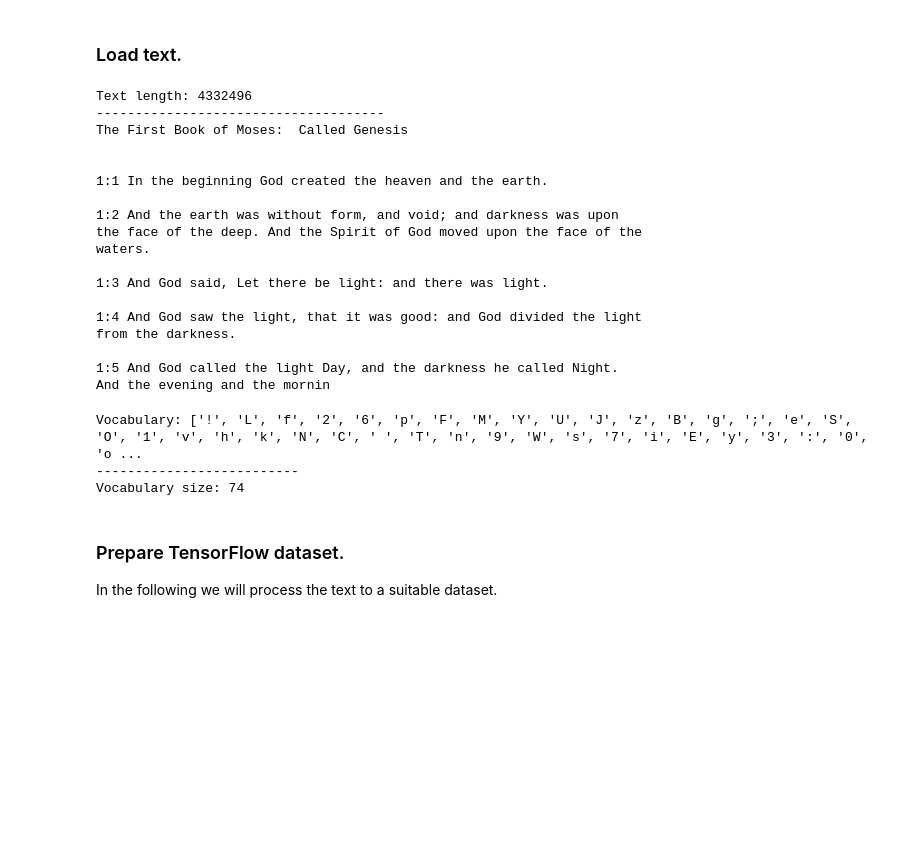
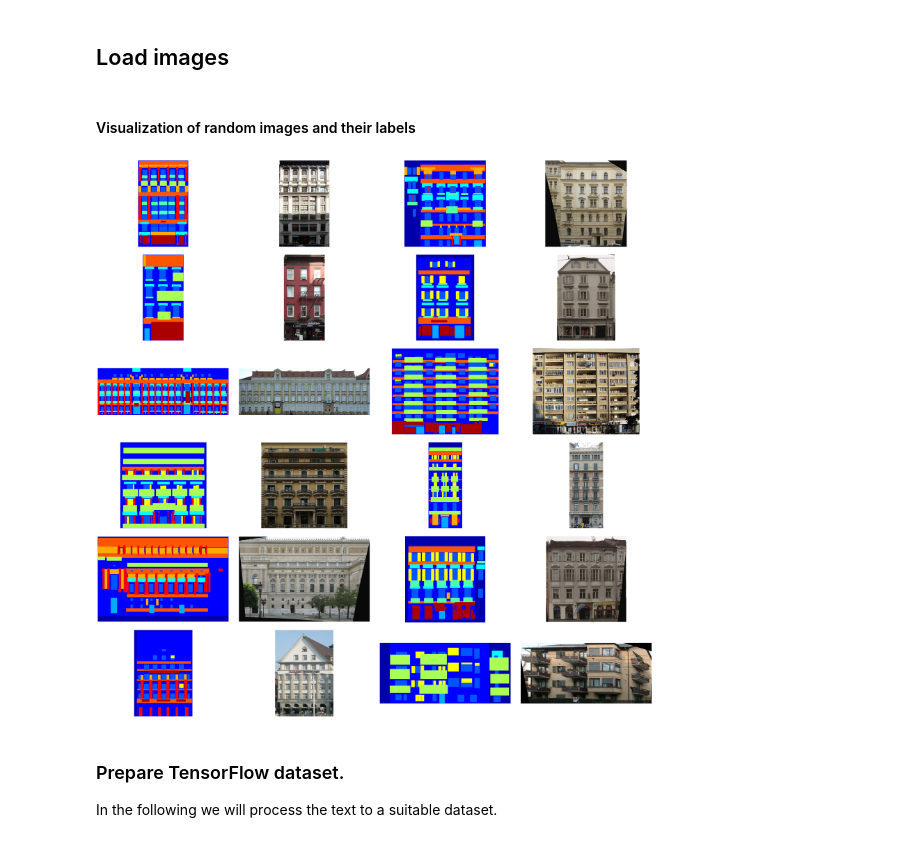
Before and after one commit to mklpiening/iannwtf-pix2pix, a Jupyter notebook: project.ipynb, the cells around one changed output. Cells and saved outputs as stored; diff of their text form; code cells hidden in the pictures; blank space fills up the shorter version.

Commit message:
added loading and visualization of images

```diff
--- a/project.ipynb
+++ b/project.ipynb
@@ -15,43 +12,38 @@ import math
 # %% [markdown]
-### Load text.
+## Load images
-# %%
-# Load the text.
-txt = open("bible.txt",'r').read()
-print("Text length: {}".format(len(txt)))
-print('-------------------------------------')
-
-# Inspect first lines:
-print(txt[:500])
-# %% [output]
-Text length: 4332496
--------------------------------------
-The First Book of Moses:  Called Genesis
-
-
-1:1 In the beginning God created the heaven and the earth.
-
-1:2 And the earth was without form, and void; and darkness was upon
-the face of the deep. And the Spirit of God moved upon the face of the
-waters.
-
-1:3 And God said, Let there be light: and there was light.
-
-1:4 And God saw the light, that it was good: and God divided the light
-from the darkness.
-
-1:5 And God called the light Day, and the darkness he called Night.
-And the evening and the mornin
-# %%
-# Get the vocabulary of the text
-vocab = list(set(txt))
-print("Vocabulary: {}".format(vocab))
-print('--------------------------')
-vocab_size = len(vocab)
-print("Vocabulary size: {}".format(vocab_size))
-# %% [output]
-Vocabulary: ['!', 'L', 'f', '2', '6', 'p', 'F', 'M', 'Y', 'U', 'J', 'z', 'B', 'g', ';', 'e', 'S', 'O', '1', 'v', 'h', 'k', 'N', 'C', ' ', 'T', 'n', '9', 'W', 's', '7', 'i', 'E', 'y', '3', ':', '0', 'o ...
---------------------------
-Vocabulary size: 74
+# %%
+images = []
+labels = []
+
+import glob
+import imageio
+
+path = "dataset/base/"
+
+for image_path in glob.glob(path + "*.png"):
+    img = imageio.imread(image_path)
+    images.append(img)
+
+    lbl = imageio.imread(image_path.replace(".png", ".jpg"))
+    labels.append(lbl)
+# %% [markdown]
+#### Visualization of random images and their labels
+# %%
+%matplotlib inline
+fig, ax = plt.subplots(6,4,figsize=(32,32))
+fig.tight_layout()
+ax = ax.flatten()
+for i in range(12):
+    rand = np.random.randint(len(images)-1)
+    img = images[rand]
+    lbl = labels[rand]
+
+    ax[2 * i].imshow(img, cmap='gray')
+    ax[2 * i].axis("off")
+    ax[2 * i + 1].imshow(lbl, cmap='gray')
+    ax[2 * i + 1].axis("off")
+# %% [output]
+[figure, added]
 # %%
 # Create dictionaries to switch between the indices of the characters and the characters themselves.
 char2idx = {ch:i for i,ch in enumerate(vocab)}
```
Also changed, not shown: parts of 3 cells of this notebook, 1 other file.
